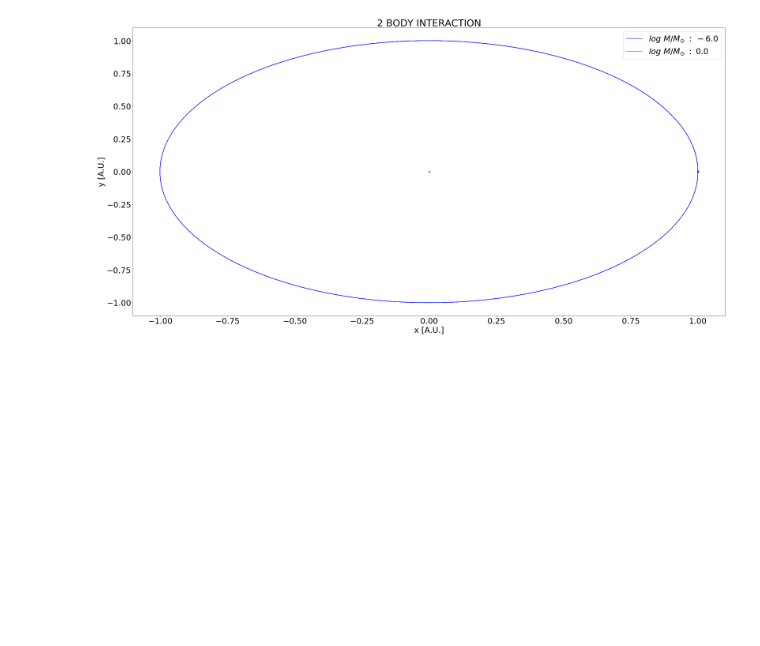
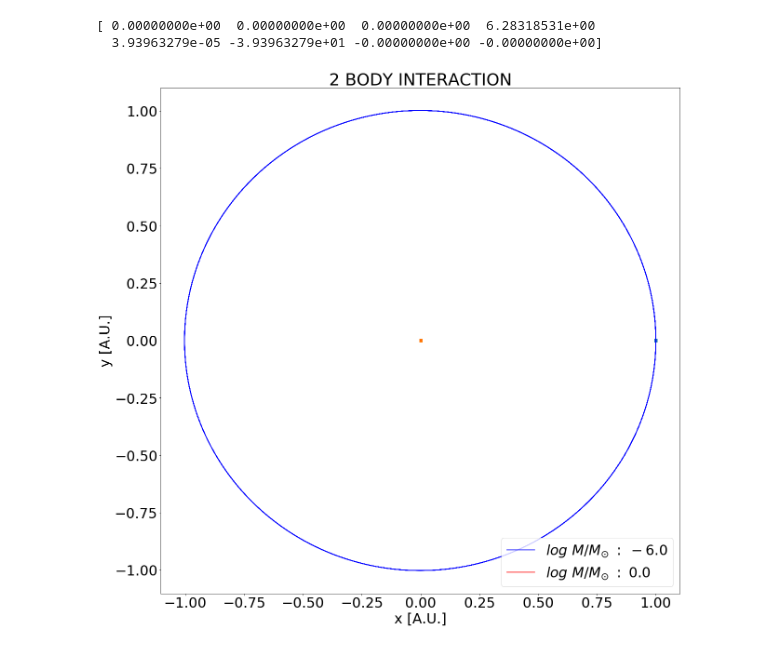
Before and after one commit to AvverbioPronome/10h, a Jupyter notebook: Lesson4-5.ipynb, the cells around one changed output. Cells and saved outputs as stored; diff of their text form; code cells hidden in the pictures; blank space fills up the shorter version.

```diff
--- a/Lesson4-5.ipynb
+++ b/Lesson4-5.ipynb
@@ -16,25 +16,25 @@ from scipy.integrate import odeint
 #define the differential system d(r_i,v_i)/dt
 def dAdt(data,t):
 
-	d12=np.linalg.norm([data[1]-data[0],data[2]-data[3]])
+    d12=np.linalg.norm([data[1]-data[0],data[2]-data[3]])
 
-	datadot=np.zeros(len(data))
+    datadot=np.zeros(len(data))
 
-	datadot[0]=data[4]
-	datadot[1]=data[5]
+    datadot[0]=data[4]
+    datadot[1]=data[5]
 
-	datadot[2]=data[6]
-	datadot[3]=data[7]
+    datadot[2]=data[6]
+    datadot[3]=data[7]
 
-	datadot[4]=-G*m[1]*(data[0]-data[1])/((d12+eps)**3)
-	datadot[5]=-G*m[0]*(data[1]-data[0])/((d12+eps)**3)
+    datadot[4]=-G*m[1]*(data[0]-data[1])/((d12+eps)**3)
+    datadot[5]=-G*m[0]*(data[1]-data[0])/((d12+eps)**3)
 
-	datadot[6]=-G*m[1]*(data[2]-data[3])/((d12+eps)**3)
-	datadot[7]=-G*m[0]*(data[3]-data[2])/((d12+eps)**3)
+    datadot[6]=-G*m[1]*(data[2]-data[3])/((d12+eps)**3)
+    datadot[7]=-G*m[0]*(data[3]-data[2])/((d12+eps)**3)
 
+    if t == 0: print(datadot)
 
-
-	return datadot
+    return datadot
 
 
 
@@ -55,18 +55,19 @@ x2=1.
 y1=0.
 y2=0.
 
+eh_th = 0 #np.pi/2/90*80
+
 vx1=0.
-vx2=0.
+vx2=2*np.pi*np.sin(eh_th)
 
 
-vy1=0.
-vy2=2*3.14
+vy1=0
+vy2=2*np.pi*np.cos(eh_th)
 
 
 
 #masses (in solar unit)
-m=[1.,1E-06]
-
+m=[1.,1E-6]
 
 #store all the data in a single list
 data0=[x1,x2,y1,y2,vx1,vx2,vy1,vy2] #[x],[y],[vx],[vy]
@@ -75,35 +76,37 @@ data0=[x1,x2,y1,y2,vx1,vx2,vy1,vy2] #[x],[y],[vx],[vy]
 eps=1.E-10
 
 #time vector
-t=np.linspace(0,3.14,1000)
+t=np.linspace(0,2*np.pi,10000)
 
 #solution from odeint as a datacube
 sol=odeint(dAdt,data0,t)
 
 #set general fontsize
 plt.rc('font',size=30)
 
 #create the figure
-fig=plt.figure(1,figsize=(40,20))
+fig=plt.figure(1,figsize=(20,20))
 #add axis
 ax=fig.add_subplot(111)
 
 #plot initial positions
 ax.scatter(sol[0,1],sol[0,3],marker='s',s=40)
 ax.scatter(sol[0,0],sol[0,2],marker='s',s=40)
 
 #plot the orbits
 ax.plot(sol[:,1],sol[:,3],color='blue',label=r'$log\ M/M_{\odot}\ :\ %.1f\ $'%(math.log10(m[1])))
 ax.plot(sol[:,0],sol[:,2],color='red',label=r'$log\ M/M_{\odot}\ :\ %.1f\ $'%(math.log10(m[0])))
 plt.legend()
 
 ax.set_xlabel('x [A.U.]')
 ax.set_ylabel('y [A.U.]')
 ax.set_title('2 BODY INTERACTION')
 #save the figure
 #plt.savefig('2body.png')
 
 #show on screen
 plt.show()
 # %% [output]
+[ 0.00000000e+00  0.00000000e+00  0.00000000e+00  6.28318531e+00
+  3.93963279e-05 -3.93963279e+01 -0.00000000e+00 -0.00000000e+00]
-[figure, old version]
+[figure, new version]
```
Also changed, not shown: parts of 5 cells of this notebook.
